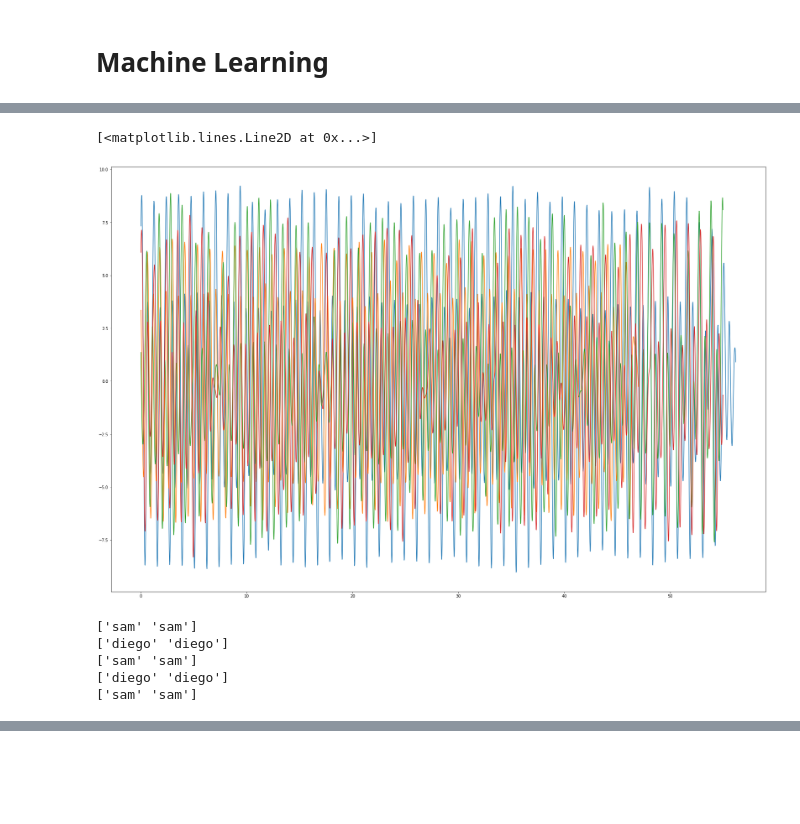
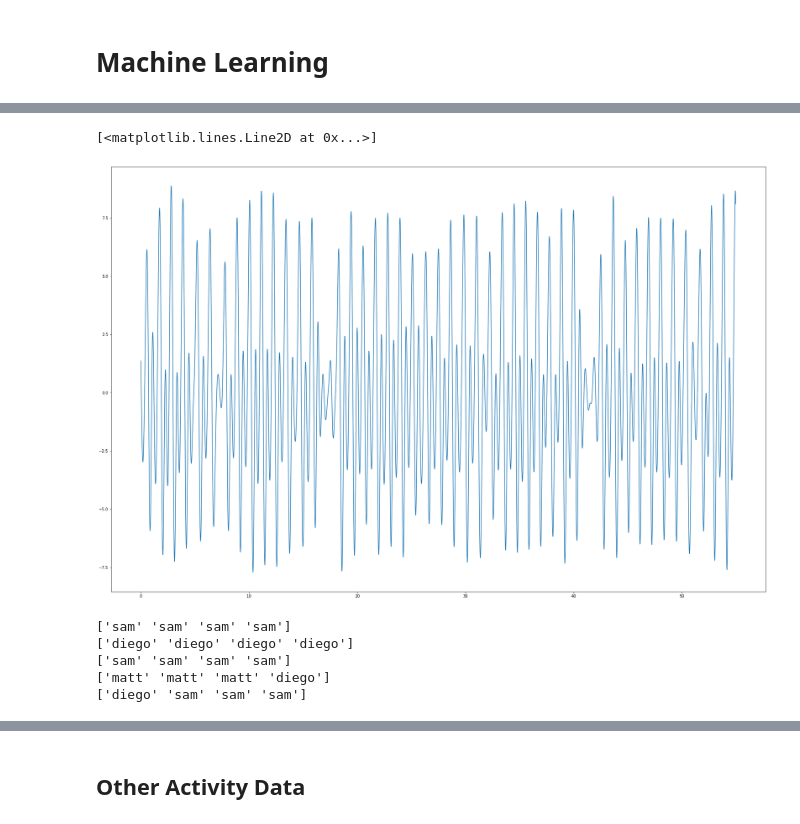
Before and after one commit to asd881018/Sensors-Noise-and-Walking-Human-Activity-Analysis, a Jupyter notebook: src.ipynb, the cells around one changed output, grey strips where cells are left out. Cells and saved outputs as stored; diff of their text form; code cells hidden in the pictures; blank space fills up the shorter version.

Commit message:
Added processing code for other activity data

```diff
--- a/src.ipynb
+++ b/src.ipynb
@@ -285,18 +285,18 @@ test5.drop(indexNames , inplace=True)
 
 test5['seconds'] = test5['seconds'] - start
 # %%
-plt.plot(test1['seconds'],test1['y'] + test1['z'])
-plt.plot(test2['seconds'],test2['y'] + test2['z'])
+# plt.plot(test1['seconds'],test1['y'] + test1['z'])
+# plt.plot(test2['seconds'],test2['y'] + test2['z'])
 # plt.plot(test3['seconds'],test3['y'])
 plt.plot(test5['seconds'], test5['y'] + test5['z'])
-plt.plot(test6['seconds'], test6['y']+ test6['z'])
+# plt.plot(test6['seconds'], test6['y']+ test6['z'])
 # %% [output]
 [<matplotlib.lines.Line2D at 0x...>]
-[figure, old version]
+[figure, new version]
 # %%
 predicts = []
 
-for i in [ test1, test6]:
+for i in [ test1, test2, test5, test6]:
     i['combined'] = i['y'] +  i['z']
     predicts.append(np.asarray(i['combined']))
 
@@ -318,11 +318,11 @@ print(rfpredicts)
 print(nnpredicts)
 print(enpredicts)
 # %% [output]
-['sam' 'sam']
-['diego' 'diego']
-['sam' 'sam']
-['diego' 'diego']
-['sam' 'sam']
+['sam' 'sam' 'sam' 'sam']
+['diego' 'diego' 'diego' 'diego']
+['sam' 'sam' 'sam' 'sam']
+['matt' 'matt' 'matt' 'diego']
+['diego' 'sam' 'sam' 'sam']
 # %%
 # size = 100
 # bayes_results = np.empty(size)
@@ -354,3 +354,5 @@ training_data
 | 593 | sam | -1.497524 | -2.619465 | -3.481656 | -4.038836 | -4.267230 | -4.165037 | -3.751354 | -3.063865 | -2.155430 | ... | ... |
 | 594 | sam | -0.395661 | -1.609367 | -2.627943 | -3.398643 | -3.886310 | -4.074603 | -3.965776 | -3.579381 | -2.950089 | ... | ... |
 595 rows × 117 columns
+# %% [markdown]
+## Other Activity Data
```
Also changed, not shown: parts of 8 cells of this notebook.
